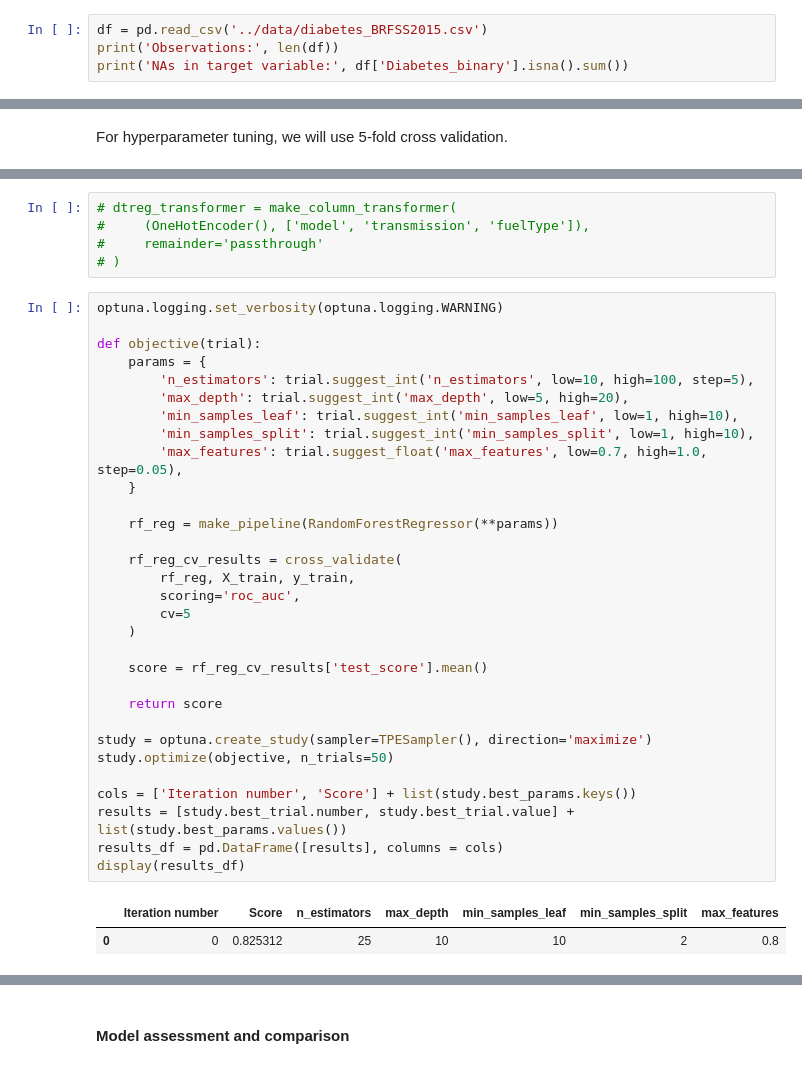
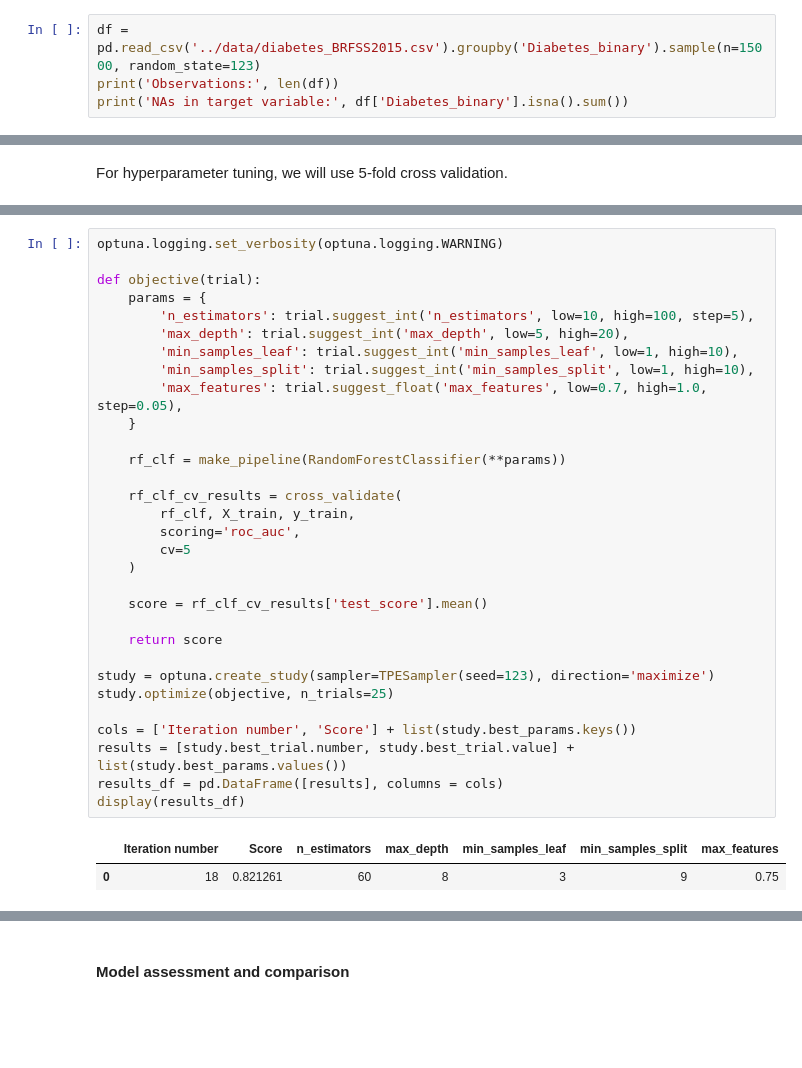
Before and after one commit to tjstarak/DSBA-ML2, a Jupyter notebook: code/classification.ipynb, the cells around one changed output, grey strips where cells are left out. Drawn from its saved outputs; the diff is of its cells as text; blank space fills up the shorter version.

```diff
--- a/code/classification.ipynb
+++ b/code/classification.ipynb
@@ -31,7 +33,7 @@ The goal is to build an predictive model for the Audi brand. This can then be us
 - to price own car one is about to sell on the secondary market, to avoid underpricing
 - to identify bargains, when new offers are scraped and price with the models - when actual price diverges from the expected price, this might indiciate the owner has underpriced their car (but might also mean simply that the car has a hidden flaw we are not aware of and are not able to model)
 # %%
-df = pd.read_csv('../data/diabetes_BRFSS2015.csv')
+df = pd.read_csv('../data/diabetes_BRFSS2015.csv').groupby('Diabetes_binary').sample(n=15000, random_state=123)
 print('Observations:', len(df))
 print('NAs in target variable:', df['Diabetes_binary'].isna().sum())
 # %% [output]
@@ -215,42 +217,37 @@ test_f1         0.755061
 dtype: float64
-# %%
-# dtreg_transformer = make_column_transformer(
-#     (OneHotEncoder(), ['model', 'transmission', 'fuelType']),
-#     remainder='passthrough'
-# )
 # %%
 optuna.logging.set_verbosity(optuna.logging.WARNING)
 
 def objective(trial):
     params = {
         'n_estimators': trial.suggest_int('n_estimators', low=10, high=100, step=5),
         'max_depth': trial.suggest_int('max_depth', low=5, high=20),
         'min_samples_leaf': trial.suggest_int('min_samples_leaf', low=1, high=10),
         'min_samples_split': trial.suggest_int('min_samples_split', low=1, high=10),
         'max_features': trial.suggest_float('max_features', low=0.7, high=1.0, step=0.05),
     }
 
-    rf_reg = make_pipeline(RandomForestRegressor(**params))
+    rf_clf = make_pipeline(RandomForestClassifier(**params))
 
-    rf_reg_cv_results = cross_validate(
-        rf_reg, X_train, y_train,
+    rf_clf_cv_results = cross_validate(
+        rf_clf, X_train, y_train,
         scoring='roc_auc',
         cv=5
     )
 
-    score = rf_reg_cv_results['test_score'].mean()
+    score = rf_clf_cv_results['test_score'].mean()
 
     return score
 
-study = optuna.create_study(sampler=TPESampler(), direction='maximize')
-study.optimize(objective, n_trials=50)
+study = optuna.create_study(sampler=TPESampler(seed=123), direction='maximize')
+study.optimize(objective, n_trials=25)
 
 cols = ['Iteration number', 'Score'] + list(study.best_params.keys())
 results = [study.best_trial.number, study.best_trial.value] + list(study.best_params.values())
 results_df = pd.DataFrame([results], columns = cols)
 display(results_df)
 # %% [output]
 |  | Iteration number | Score | n_estimators | max_depth | min_samples_leaf | min_samples_split | max_features |
-| 0 | 0 | 0.825312 | 25 | 10 | 10 | 2 | 0.8 |
+| 0 | 18 | 0.821261 | 60 | 8 | 3 | 9 | 0.75 |
 # %%
 rf_params = {
```
Also changed, not shown: parts of 18 cells of this notebook.
